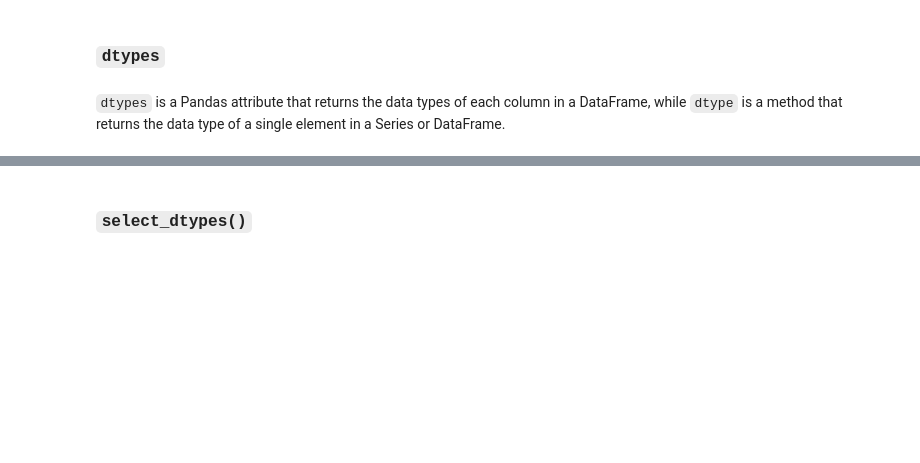
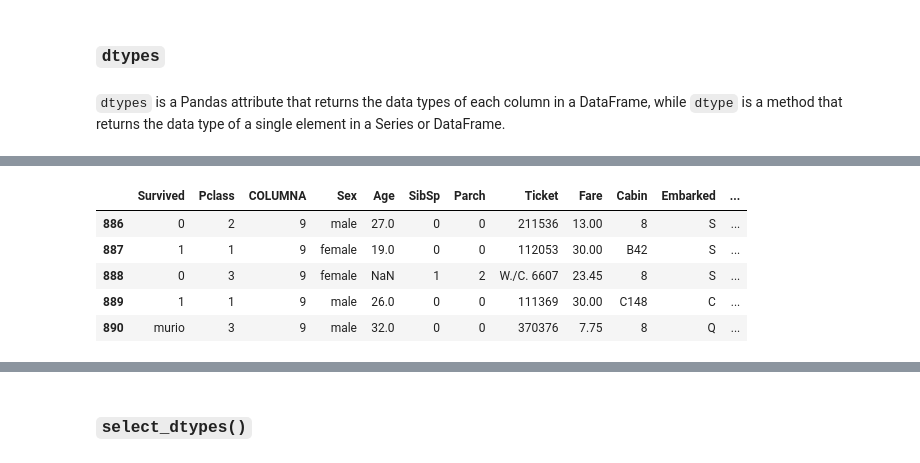
Before and after one commit to Ironhack-Data-Madrid-Enero-2024/apuntes_clase, a Jupyter notebook: semana_2/2.1_pandas.ipynb, the cells around one changed output, grey strips where cells are left out. Cells and saved outputs as stored; diff of their text form; code cells hidden in the pictures; blank space fills up the shorter version.

```diff
--- a/semana_2/2.1_pandas.ipynb
+++ b/semana_2/2.1_pandas.ipynb
@@ -1127,0 +1286,11 @@ titanic_df.describe(include='object').T
+# %%
+titanic_df.loc[890, 'Survived'] = 'murio'
+# %%
+titanic_df.tail()
+# %% [output]
+|  | Survived | Pclass | COLUMNA | Sex | Age | SibSp | Parch | Ticket | Fare | Cabin | Embarked | ... |
+| 886 | 0 | 2 | 9 | male | 27.0 | 0 | 0 | 211536 | 13.00 | 8 | S | ... |
+| 887 | 1 | 1 | 9 | female | 19.0 | 0 | 0 | 112053 | 30.00 | B42 | S | ... |
+| 888 | 0 | 3 | 9 | female | NaN | 1 | 2 | W./C. 6607 | 23.45 | 8 | S | ... |
+| 889 | 1 | 1 | 9 | male | 26.0 | 0 | 0 | 111369 | 30.00 | C148 | C | ... |
+| 890 | murio | 3 | 9 | male | 32.0 | 0 | 0 | 370376 | 7.75 | 8 | Q | ... |
```
Also changed, not shown: parts of 47 cells of this notebook, 4 other files.
